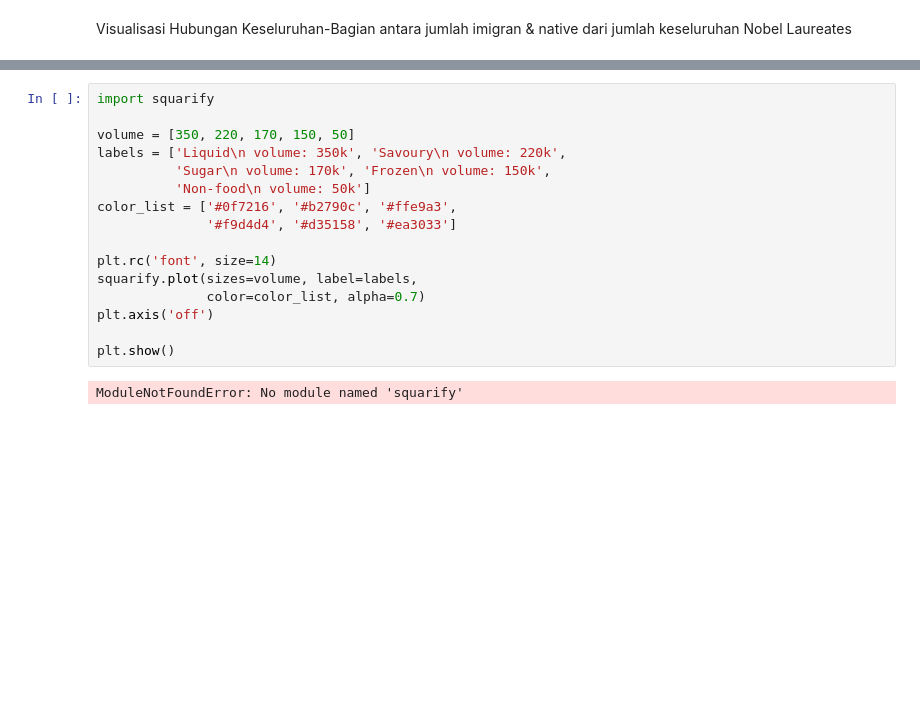
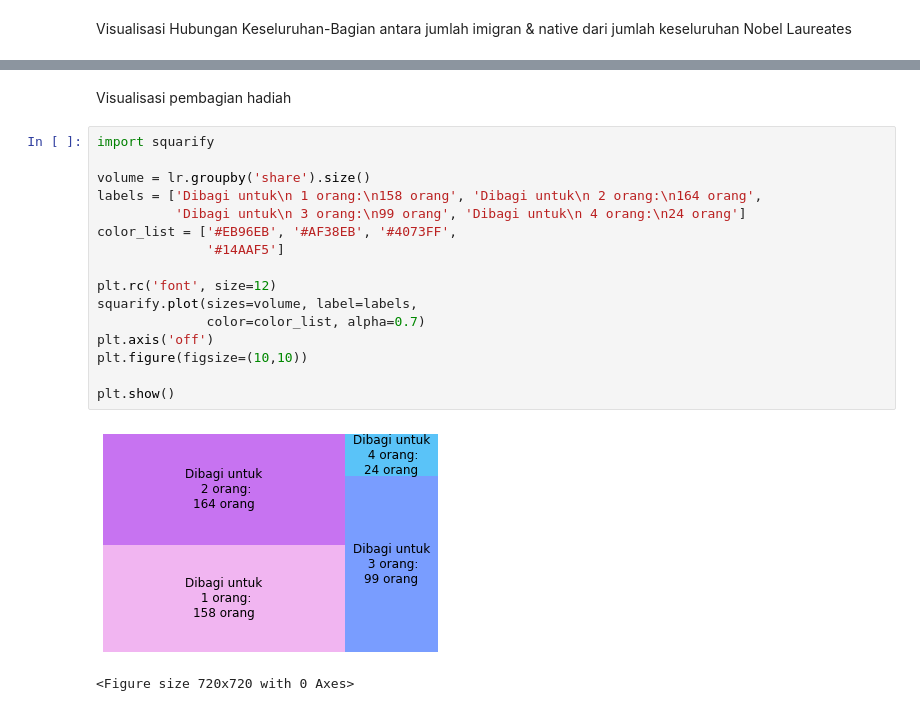
Before and after one commit to prfahrezi/laureates_vizualisation, a Jupyter notebook: visualisasi.ipynb, the cells around one changed output, grey strips where cells are left out. Cells and saved outputs as stored; diff of their text form; blank space fills up the shorter version.

```diff
--- a/visualisasi.ipynb
+++ b/visualisasi.ipynb
@@ -89,18 +93,21 @@ Text(0, 0.5, 'Jumlah Laureates')
+# %% [markdown]
+Visualisasi pembagian hadiah
 # %%
 import squarify
 
-volume = [350, 220, 170, 150, 50]
-labels = ['Liquid\n volume: 350k', 'Savoury\n volume: 220k',
-          'Sugar\n volume: 170k', 'Frozen\n volume: 150k',
-          'Non-food\n volume: 50k']
-color_list = ['#0f7216', '#b2790c', '#ffe9a3',
-              '#f9d4d4', '#d35158', '#ea3033']
+volume = lr.groupby('share').size()
+labels = ['Dibagi untuk\n 1 orang:\n158 orang', 'Dibagi untuk\n 2 orang:\n164 orang',
+          'Dibagi untuk\n 3 orang:\n99 orang', 'Dibagi untuk\n 4 orang:\n24 orang']
+color_list = ['#EB96EB', '#AF38EB', '#4073FF',
+              '#14AAF5']
 
-plt.rc('font', size=14)
+plt.rc('font', size=12)
 squarify.plot(sizes=volume, label=labels,
               color=color_list, alpha=0.7)
 plt.axis('off')
+plt.figure(figsize=(10,10))
 
 plt.show()
 # %% [output]
+[figure, added]
-ModuleNotFoundError: No module named 'squarify'
+<Figure size 720x720 with 0 Axes>
```
Also changed, not shown: parts of 6 cells of this notebook.
